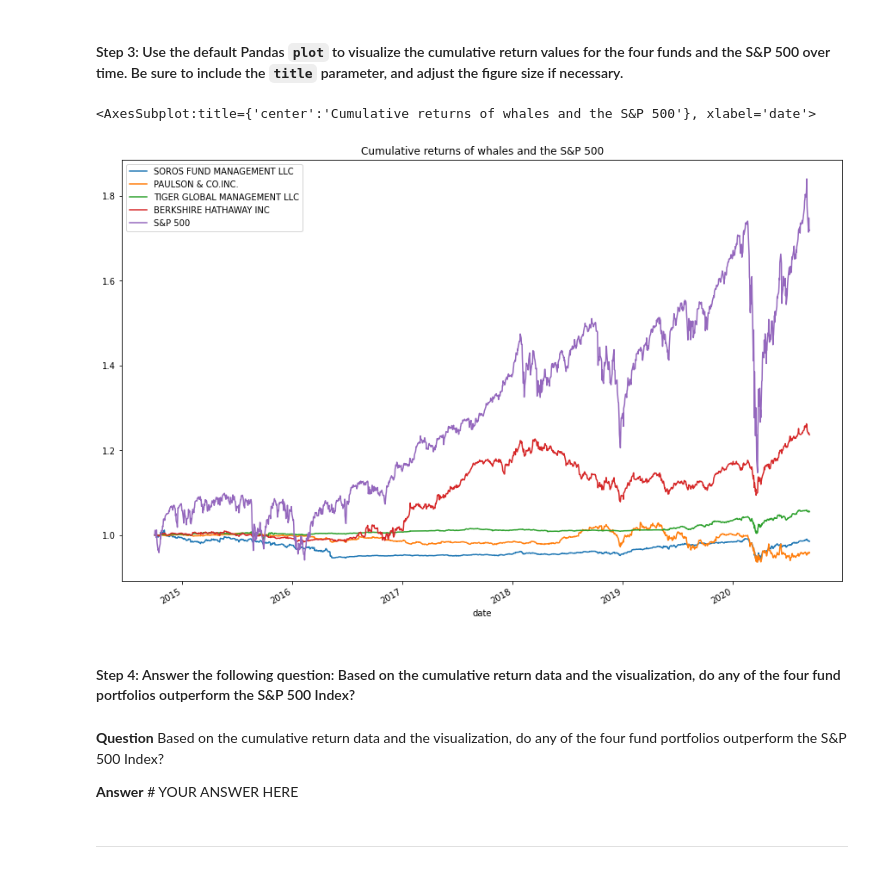
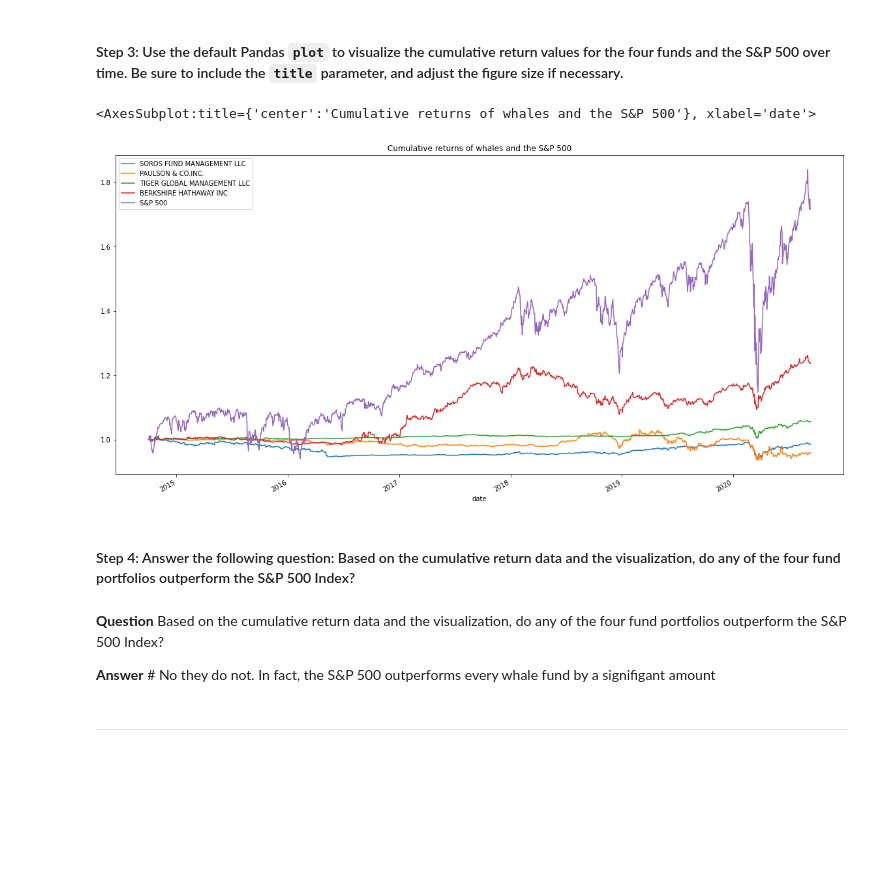
Before and after one commit to flyfishjay/challenge_week_4, a Jupyter notebook: risk_return_analysis.ipynb, the cells around one changed output. Saved outputs shown, nothing was run; the diff lists cells and outputs as text; code cells hidden in the pictures; blank space fills up the shorter version.

```diff
--- a/risk_return_analysis.ipynb
+++ b/risk_return_analysis.ipynb
@@ -193,17 +189,17 @@ whale_cumulative_returns.tail()
 # %%
 # Visualize the cumulative returns using the Pandas plot function
 # Include a title parameter and adjust the figure size
 
-whale_cumulative_returns.plot(figsize =(15,10), title = 'Cumulative returns of whales and the S&P 500')
+whale_cumulative_returns.plot(figsize =(20,10), title = 'Cumulative returns of whales and the S&P 500')
 # %% [output]
 <AxesSubplot:title={'center':'Cumulative returns of whales and the S&P 500'}, xlabel='date'>
-[figure, old version]
+[figure, new version]
 # %% [markdown]
 #### Step 4: Answer the following question: Based on the cumulative return data and the visualization, do any of the four fund portfolios outperform the S&P 500 Index?
 # %% [markdown]
 **Question** Based on the cumulative return data and the visualization, do any of the four fund portfolios outperform the S&P 500 Index?
 
-**Answer** # YOUR ANSWER HERE
+**Answer** # No they do not.  In fact, the S&P 500 outperforms every whale fund by a signifigant amount
 # %% [markdown]
 ---
 # %% [markdown]
```
Also changed, not shown: parts of 15 cells of this notebook.
